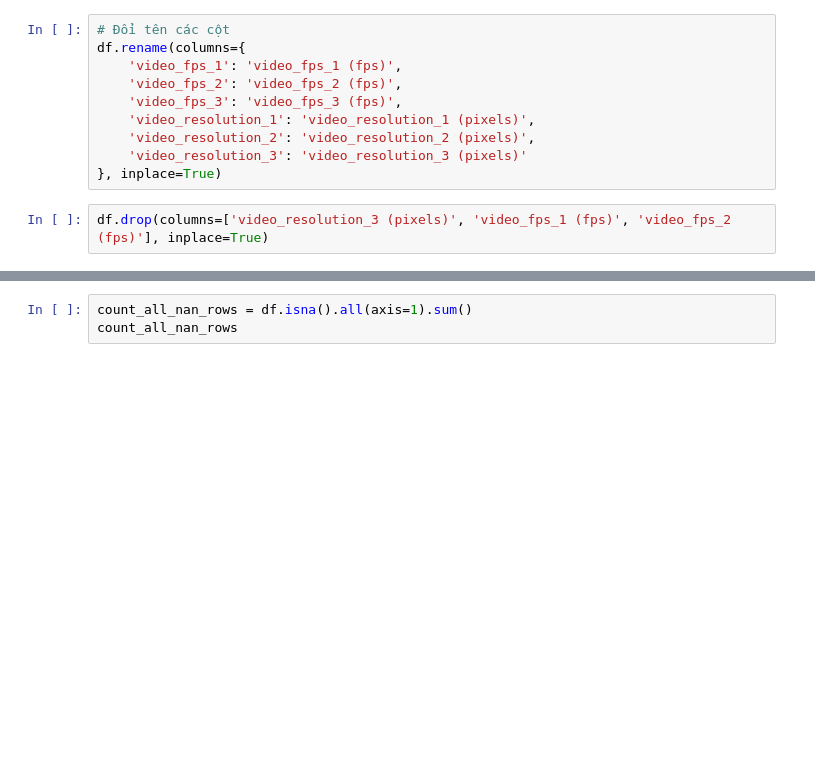
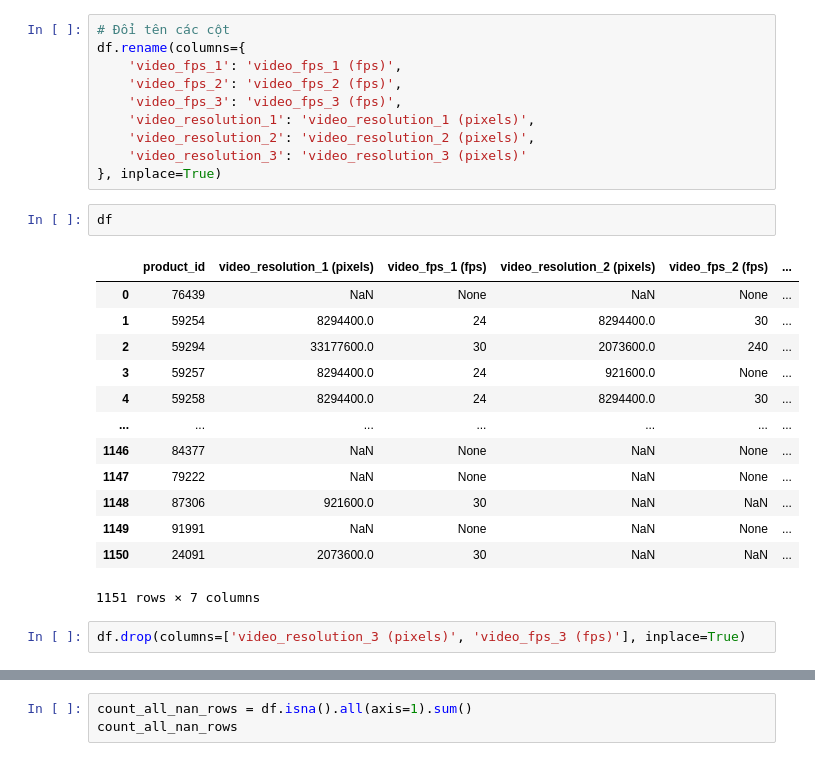
Before and after one commit to quocsanggl2004/PhanTichDinhLuong, a Jupyter notebook: CrawlData_TLP/spiders/process_data.ipynb, the cells around one changed output, grey strips where cells are left out. Saved outputs shown, nothing was run; the diff lists cells and outputs as text; blank space fills up the shorter version.

```diff
--- a/CrawlData_TLP/spiders/process_data.ipynb
+++ b/CrawlData_TLP/spiders/process_data.ipynb
@@ -1438,8 +1438,24 @@ df.rename(columns={
     'video_resolution_2': 'video_resolution_2 (pixels)',
     'video_resolution_3': 'video_resolution_3 (pixels)'
 }, inplace=True)
+# %%
+df
+# %% [output]
+|  | product_id | video_resolution_1 (pixels) | video_fps_1 (fps) | video_resolution_2 (pixels) | video_fps_2 (fps) | ... |
+| 0 | 76439 | NaN | None | NaN | None | ... |
+| 1 | 59254 | 8294400.0 | 24 | 8294400.0 | 30 | ... |
+| 2 | 59294 | 33177600.0 | 30 | 2073600.0 | 240 | ... |
+| 3 | 59257 | 8294400.0 | 24 | 921600.0 | None | ... |
+| 4 | 59258 | 8294400.0 | 24 | 8294400.0 | 30 | ... |
+| ... | ... | ... | ... | ... | ... | ... |
+| 1146 | 84377 | NaN | None | NaN | None | ... |
+| 1147 | 79222 | NaN | None | NaN | None | ... |
+| 1148 | 87306 | 921600.0 | 30 | NaN | NaN | ... |
+| 1149 | 91991 | NaN | None | NaN | None | ... |
+| 1150 | 24091 | 2073600.0 | 30 | NaN | NaN | ... |
+1151 rows × 7 columns
 # %%
-df.drop(columns=['video_resolution_3 (pixels)', 'video_fps_1 (fps)', 'video_fps_2 (fps)'], inplace=True)
+df.drop(columns=['video_resolution_3 (pixels)', 'video_fps_3 (fps)'], inplace=True)
 # %%
 df.shape
 # %% [output]
```
Also changed, not shown: parts of 7 cells of this notebook, 3 other files.
